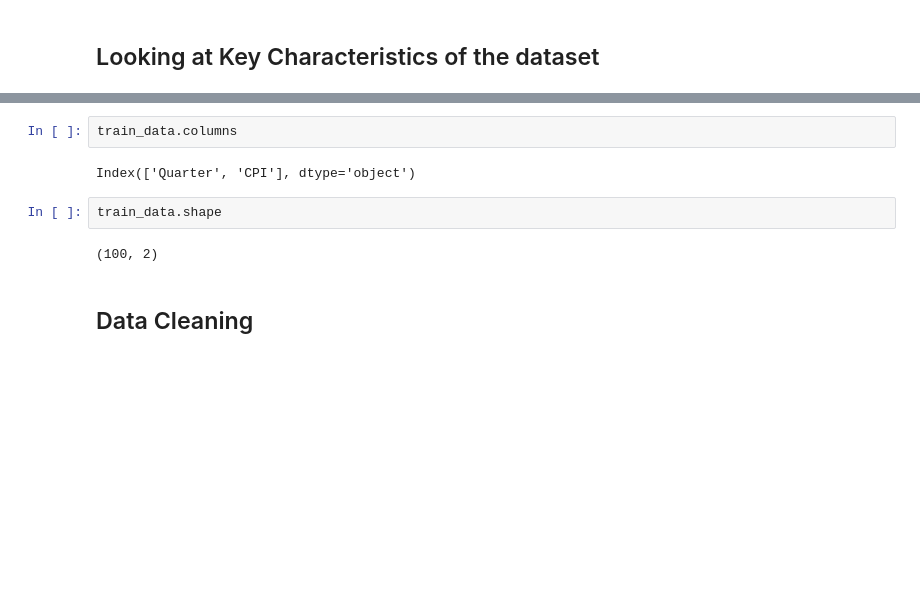
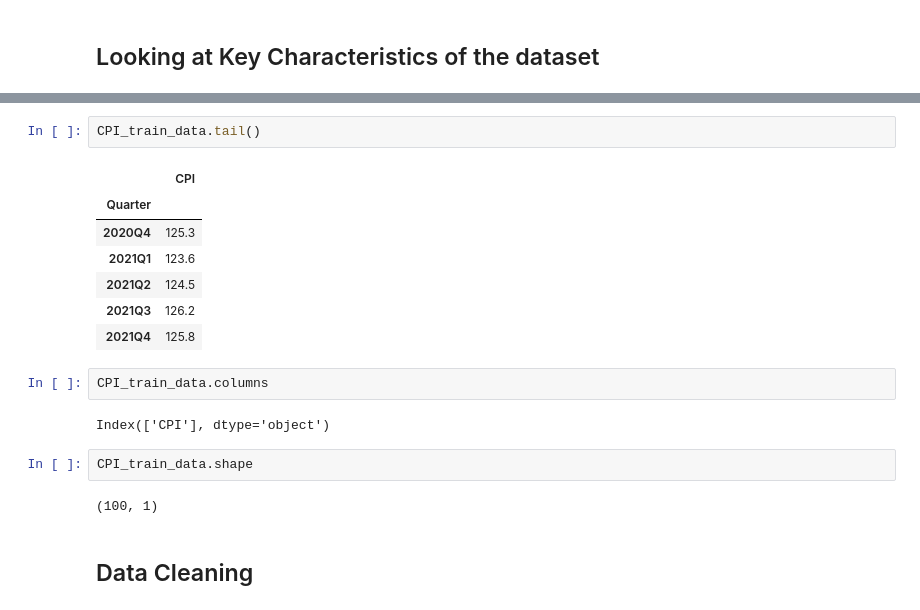
Before and after one commit to actonton/QBUS2820-Predictive_Analysis, a Jupyter notebook: A2/510575452_implementation.ipynb, the cells around one changed output, grey strips where cells are left out. Cells and saved outputs as stored; diff of their text form; blank space fills up the shorter version.

```diff
--- a/A2/510575452_implementation.ipynb
+++ b/A2/510575452_implementation.ipynb
@@ -28,11 +56,21 @@ train_data.head()
+# %%
+CPI_train_data.tail()
+# %% [output]
+|  | CPI |
+| Quarter |  |
+| 2020Q4 | 125.3 |
+| 2021Q1 | 123.6 |
+| 2021Q2 | 124.5 |
+| 2021Q3 | 126.2 |
+| 2021Q4 | 125.8 |
 # %%
-train_data.columns
+CPI_train_data.columns
 # %% [output]
-Index(['Quarter', 'CPI'], dtype='object')
+Index(['CPI'], dtype='object')
 # %%
-train_data.shape
+CPI_train_data.shape
 # %% [output]
-(100, 2)
+(100, 1)
 # %% [markdown]
 ## Data Cleaning
 # %% [markdown]
```
Also changed, not shown: parts of 13 cells of this notebook.
